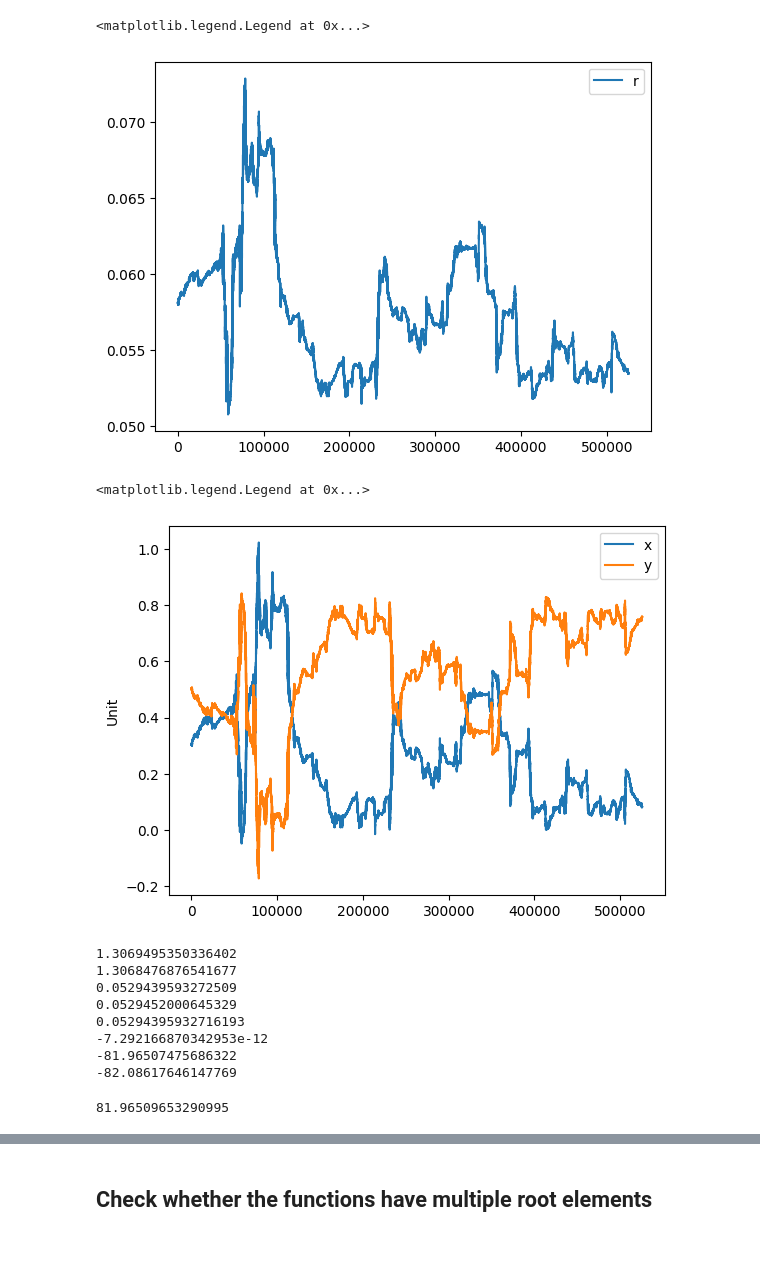
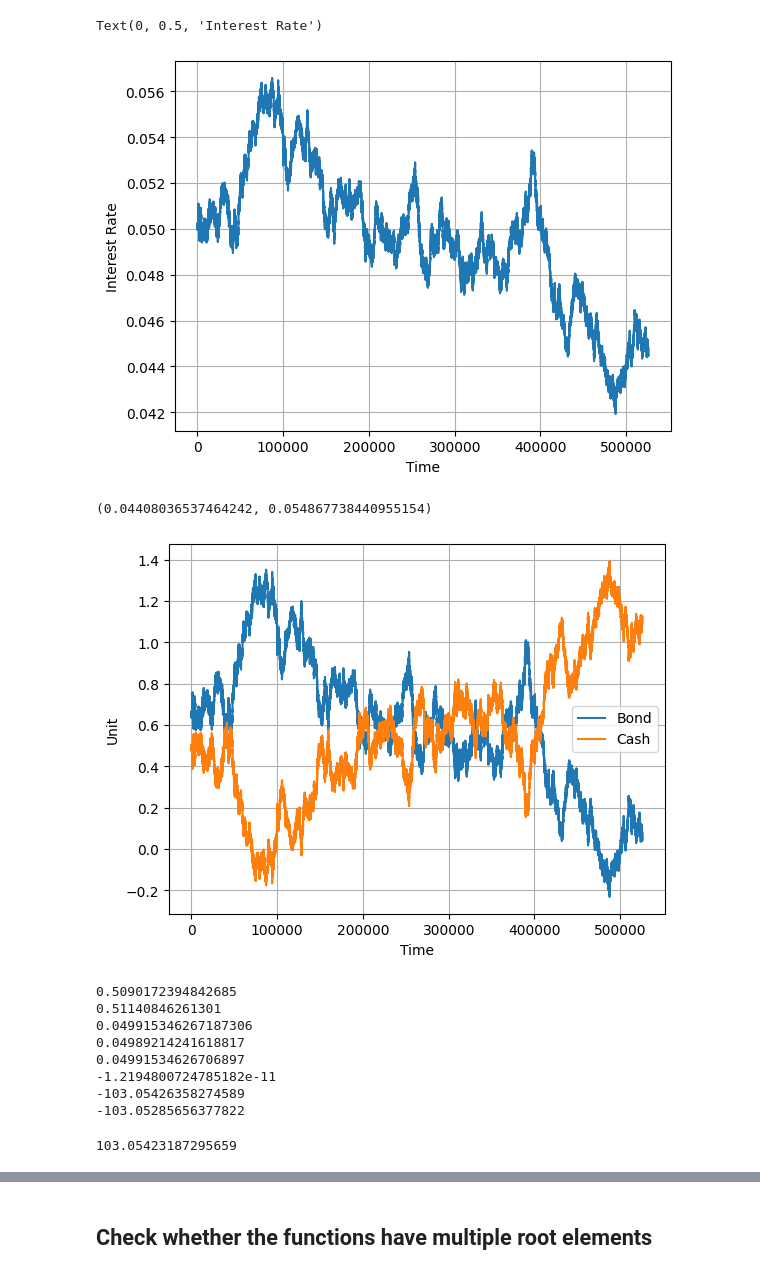
Before and after one commit to khanhtq-stats/bond-amm-research, a Jupyter notebook: notebooks/Bond AMM.ipynb, the cells around one changed output, grey strips where cells are left out. Saved outputs shown, nothing was run; the diff lists cells and outputs as text; code cells hidden in the pictures; blank space fills up the shorter version.

Commit message:
Add plots

```diff
--- a/notebooks/Bond AMM.ipynb
+++ b/notebooks/Bond AMM.ipynb
@@ -55,6 +49,6 @@ sigma=0.05
 a=5
 b=0.05
 
-r0 = r[0]
+r0 = 0.05
 
 y0 = 0.5
@@ -61,8 +59,13 @@ y0 = 0.5
 # %%
-plt.plot(r, label='r')
+fig, ax = plt.subplots()
 
-plt.legend()
+ax.plot(r, label='r')
+
+ax.grid()
+
+ax.set_xlabel('Time')
+ax.set_ylabel('Interest Rate')
 # %% [output]
-<matplotlib.legend.Legend at 0x...>
+Text(0, 0.5, 'Interest Rate')
-[figure, old version]
+[figure, new version]
 # %%
@@ -71,18 +74,29 @@ r_max = np.quantile(r, 0.995)
+# %%
+r_min = np.quantile(r, 0.05)
+r_max = np.quantile(r, 0.95)
+# %%
+r_min, r_max
+# %% [output]
+(0.04408036537464242, 0.054867738440955154)
 # %%
 A = y0 / calculate_y(r0, r_min, r_max, A=1, t=0, T=T)
 # %%
 x = calculate_x(r, r_min, r_max, A=A, t=np.arange(0, N) * T / N, T=T)
 y = calculate_y(r, r_min, r_max, A=A, t=np.arange(0, N) * T / N, T=T)
 # %%
-plt.plot(x, label='x')
-plt.plot(y, label='y')
+plt.plot(x, label='Bond')
+plt.plot(y, label='Cash')
 
 plt.ylabel('Unit')
+plt.xlabel('Time')
 
 plt.legend()
+
+plt.grid()
+
+plt.show()
 # %% [output]
-<matplotlib.legend.Legend at 0x...>
-[figure, old version]
+[figure, new version]
 # %%
 def exp(x, n=5):
 
@@ -157,15 +171,15 @@ print(derive_y(r[sample_id], A, T - sample_id * T/N, r_max, r_min))
 print((y[sample_id] - y[sample_id - 1]) / (r[sample_id] - r[sample_id - 1]))
 (calculate_y(r[sample_id], r_min, r_max, A, sample_id * T/N, T) - calculate_y(r[sample_id]+0.000001, r_min, r_max, A, sample_id * T/N, T)) / 0.000001
 # %% [output]
-1.3069495350336402
-1.3068476876541677
-0.0529439593272509
-0.0529452000645329
-0.05294395932716193
--7.292166870342953e-12
--81.96507475686322
--82.08617646147769
+0.5090172394842685
+0.51140846261301
+0.049915346267187306
+0.04989214241618817
+0.04991534626706897
+-1.2194800724785182e-11
+-103.05426358274589
+-103.05285656377822
-81.96509653290995
+103.05423187295659
 # %%
 from tqdm import tqdm
 # %%
```
Also changed, not shown: parts of 12 cells of this notebook, 16 other files.
